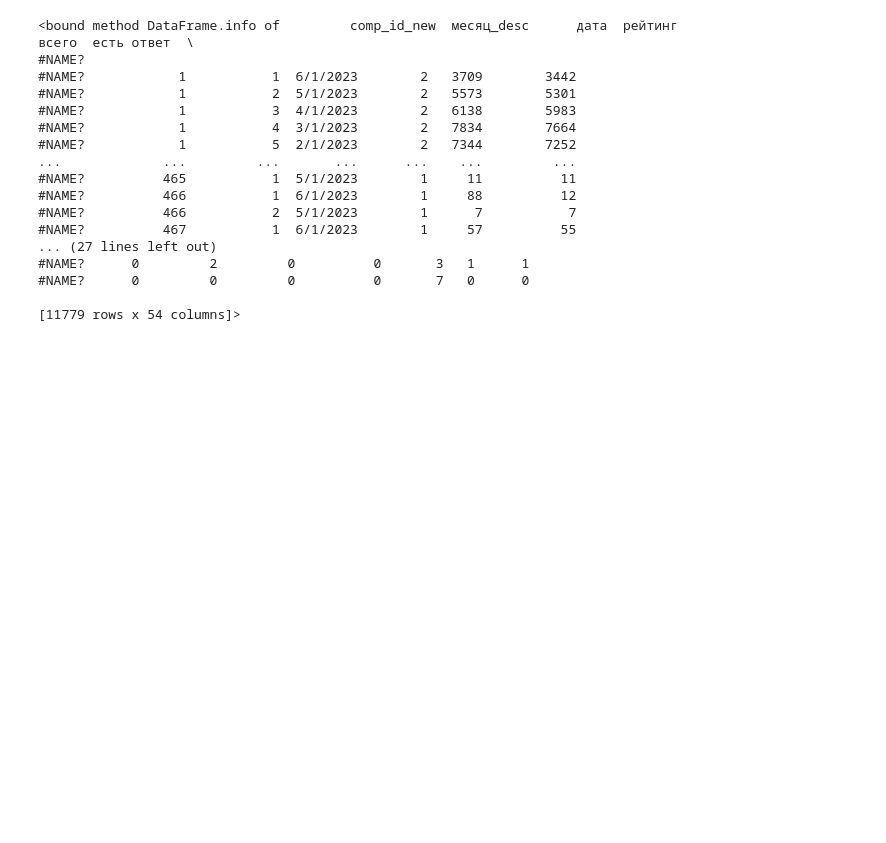
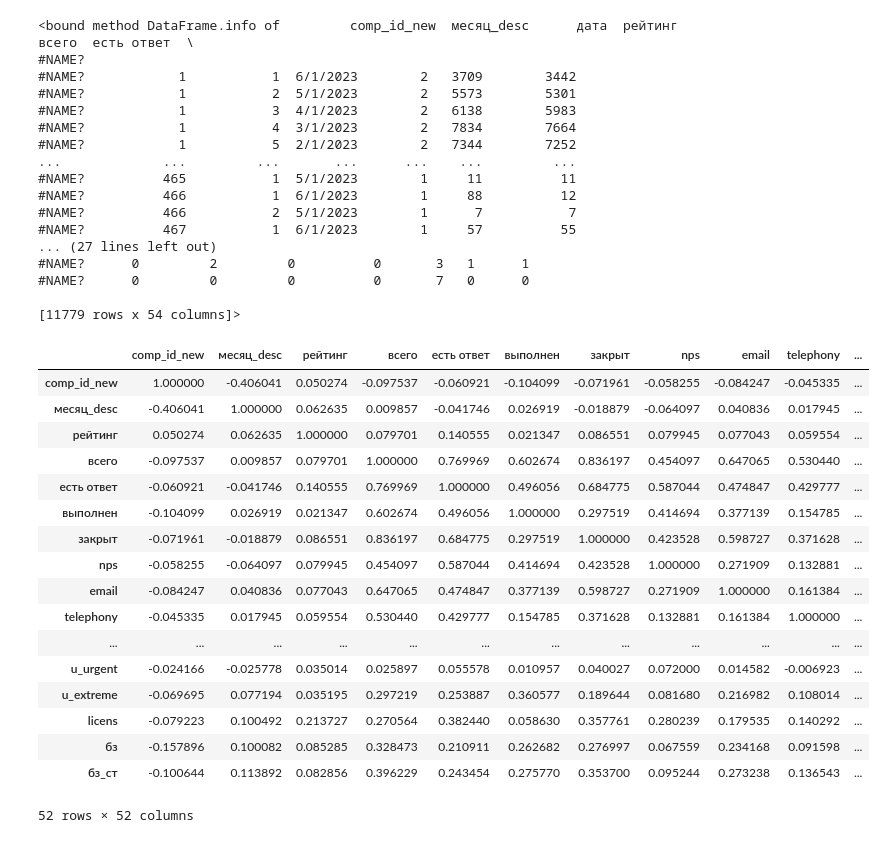
Before and after one commit to Untick/Usedesk, a Jupyter notebook: Khalajyan Elizabeth/Стажировка.ipynb, the cells around one changed output. Saved outputs shown, nothing was run; the diff lists cells and outputs as text; code cells hidden in the pictures; blank space fills up the shorter version.

```diff
--- a/Khalajyan Elizabeth/Стажировка.ipynb
+++ b/Khalajyan Elizabeth/Стажировка.ipynb
@@ -48,3 +48,24 @@ data.info #информация
 #NAME?      0         0         0          0       7   0      0
 
 [11779 rows x 54 columns]>
+# %%
+data.corr() #матрица корреляций
+# %% [output]
+|  | comp_id_new | месяц_desc | рейтинг | всего | есть ответ | выполнен | закрыт | nps | email | telephony | ... |
+| comp_id_new | 1.000000 | -0.406041 | 0.050274 | -0.097537 | -0.060921 | -0.104099 | -0.071961 | -0.058255 | -0.084247 | -0.045335 | ... |
+| месяц_desc | -0.406041 | 1.000000 | 0.062635 | 0.009857 | -0.041746 | 0.026919 | -0.018879 | -0.064097 | 0.040836 | 0.017945 | ... |
+| рейтинг | 0.050274 | 0.062635 | 1.000000 | 0.079701 | 0.140555 | 0.021347 | 0.086551 | 0.079945 | 0.077043 | 0.059554 | ... |
+| всего | -0.097537 | 0.009857 | 0.079701 | 1.000000 | 0.769969 | 0.602674 | 0.836197 | 0.454097 | 0.647065 | 0.530440 | ... |
+| есть ответ | -0.060921 | -0.041746 | 0.140555 | 0.769969 | 1.000000 | 0.496056 | 0.684775 | 0.587044 | 0.474847 | 0.429777 | ... |
+| выполнен | -0.104099 | 0.026919 | 0.021347 | 0.602674 | 0.496056 | 1.000000 | 0.297519 | 0.414694 | 0.377139 | 0.154785 | ... |
+| закрыт | -0.071961 | -0.018879 | 0.086551 | 0.836197 | 0.684775 | 0.297519 | 1.000000 | 0.423528 | 0.598727 | 0.371628 | ... |
+| nps | -0.058255 | -0.064097 | 0.079945 | 0.454097 | 0.587044 | 0.414694 | 0.423528 | 1.000000 | 0.271909 | 0.132881 | ... |
+| email | -0.084247 | 0.040836 | 0.077043 | 0.647065 | 0.474847 | 0.377139 | 0.598727 | 0.271909 | 1.000000 | 0.161384 | ... |
+| telephony | -0.045335 | 0.017945 | 0.059554 | 0.530440 | 0.429777 | 0.154785 | 0.371628 | 0.132881 | 0.161384 | 1.000000 | ... |
+| ... | ... | ... | ... | ... | ... | ... | ... | ... | ... | ... | ... |
+| u_urgent | -0.024166 | -0.025778 | 0.035014 | 0.025897 | 0.055578 | 0.010957 | 0.040027 | 0.072000 | 0.014582 | -0.006923 | ... |
+| u_extreme | -0.069695 | 0.077194 | 0.035195 | 0.297219 | 0.253887 | 0.360577 | 0.189644 | 0.081680 | 0.216982 | 0.108014 | ... |
+| licens | -0.079223 | 0.100492 | 0.213727 | 0.270564 | 0.382440 | 0.058630 | 0.357761 | 0.280239 | 0.179535 | 0.140292 | ... |
+| бз | -0.157896 | 0.100082 | 0.085285 | 0.328473 | 0.210911 | 0.262682 | 0.276997 | 0.067559 | 0.234168 | 0.091598 | ... |
+| бз_ст | -0.100644 | 0.113892 | 0.082856 | 0.396229 | 0.243454 | 0.275770 | 0.353700 | 0.095244 | 0.273238 | 0.136543 | ... |
+52 rows × 52 columns
```
